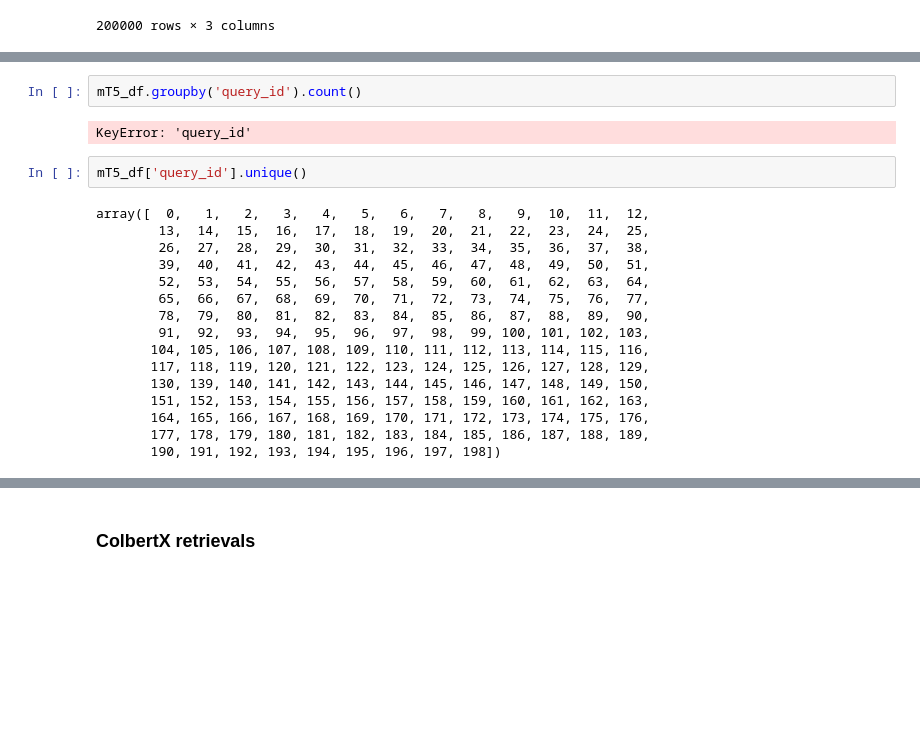
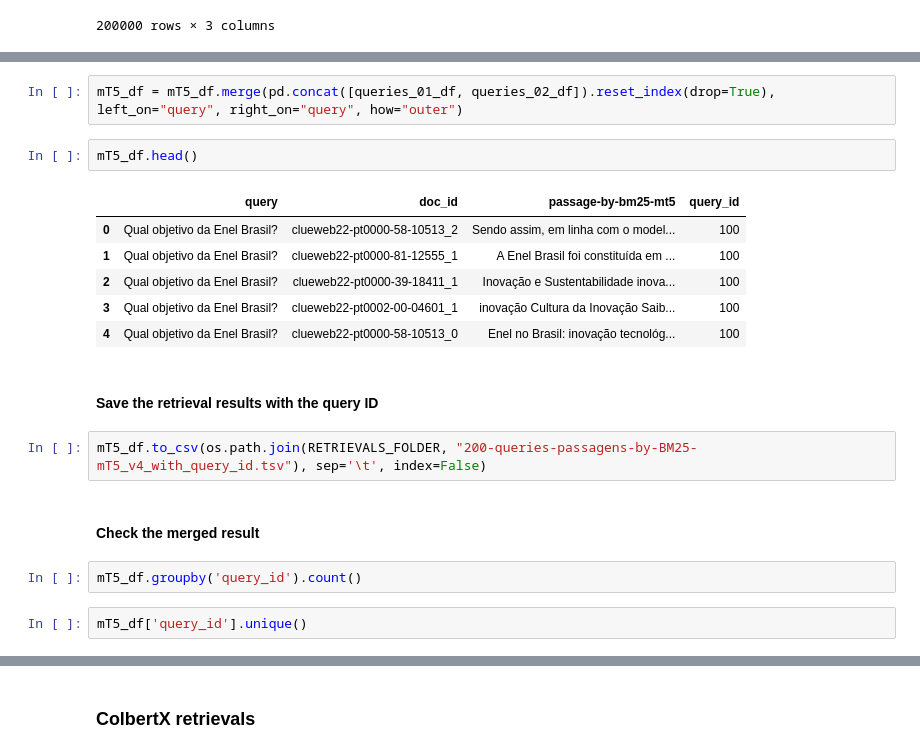
Before and after one commit to eduseiti/unicamp_IR, a Jupyter notebook: checking_retrievals.ipynb, the cells around one changed output, grey strips where cells are left out. Saved outputs shown, nothing was run; the diff lists cells and outputs as text; blank space fills up the shorter version.

```diff
--- a/checking_retrievals.ipynb
+++ b/checking_retrievals.ipynb
@@ -36,24 +63,23 @@ mT5_df
+# %%
+mT5_df = mT5_df.merge(pd.concat([queries_01_df, queries_02_df]).reset_index(drop=True), left_on="query", right_on="query", how="outer")
+# %%
+mT5_df.head()
+# %% [output]
+|  | query | doc_id | passage-by-bm25-mt5 | query_id |
+| 0 | Qual objetivo da Enel Brasil? | clueweb22-pt0000-58-10513_2 | Sendo assim, em linha com o model... | 100 |
+| 1 | Qual objetivo da Enel Brasil? | clueweb22-pt0000-81-12555_1 | A Enel Brasil foi constituída em ... | 100 |
+| 2 | Qual objetivo da Enel Brasil? | clueweb22-pt0000-39-18411_1 | Inovação e Sustentabilidade inova... | 100 |
+| 3 | Qual objetivo da Enel Brasil? | clueweb22-pt0002-00-04601_1 | inovação Cultura da Inovação Saib... | 100 |
+| 4 | Qual objetivo da Enel Brasil? | clueweb22-pt0000-58-10513_0 | Enel no Brasil: inovação tecnológ... | 100 |
+# %% [markdown]
+#### Save the retrieval results with the query ID
+# %%
+mT5_df.to_csv(os.path.join(RETRIEVALS_FOLDER, "200-queries-passagens-by-BM25-mT5_v4_with_query_id.tsv"), sep='\t', index=False)
+# %% [markdown]
+#### Check the merged result
 # %%
 mT5_df.groupby('query_id').count()
-# %% [output]
-KeyError: 'query_id'
 # %%
 mT5_df['query_id'].unique()
-# %% [output]
-array([  0,   1,   2,   3,   4,   5,   6,   7,   8,   9,  10,  11,  12,
-        13,  14,  15,  16,  17,  18,  19,  20,  21,  22,  23,  24,  25,
-        26,  27,  28,  29,  30,  31,  32,  33,  34,  35,  36,  37,  38,
-        39,  40,  41,  42,  43,  44,  45,  46,  47,  48,  49,  50,  51,
-        52,  53,  54,  55,  56,  57,  58,  59,  60,  61,  62,  63,  64,
-        65,  66,  67,  68,  69,  70,  71,  72,  73,  74,  75,  76,  77,
-        78,  79,  80,  81,  82,  83,  84,  85,  86,  87,  88,  89,  90,
-        91,  92,  93,  94,  95,  96,  97,  98,  99, 100, 101, 102, 103,
-       104, 105, 106, 107, 108, 109, 110, 111, 112, 113, 114, 115, 116,
-       117, 118, 119, 120, 121, 122, 123, 124, 125, 126, 127, 128, 129,
-       130, 139, 140, 141, 142, 143, 144, 145, 146, 147, 148, 149, 150,
-       151, 152, 153, 154, 155, 156, 157, 158, 159, 160, 161, 162, 163,
-       164, 165, 166, 167, 168, 169, 170, 171, 172, 173, 174, 175, 176,
-       177, 178, 179, 180, 181, 182, 183, 184, 185, 186, 187, 188, 189,
-       190, 191, 192, 193, 194, 195, 196, 197, 198])
 # %%
 mT5_df['query'].unique().shape
```
Also changed, not shown: parts of 48 cells of this notebook, 1 other file.
